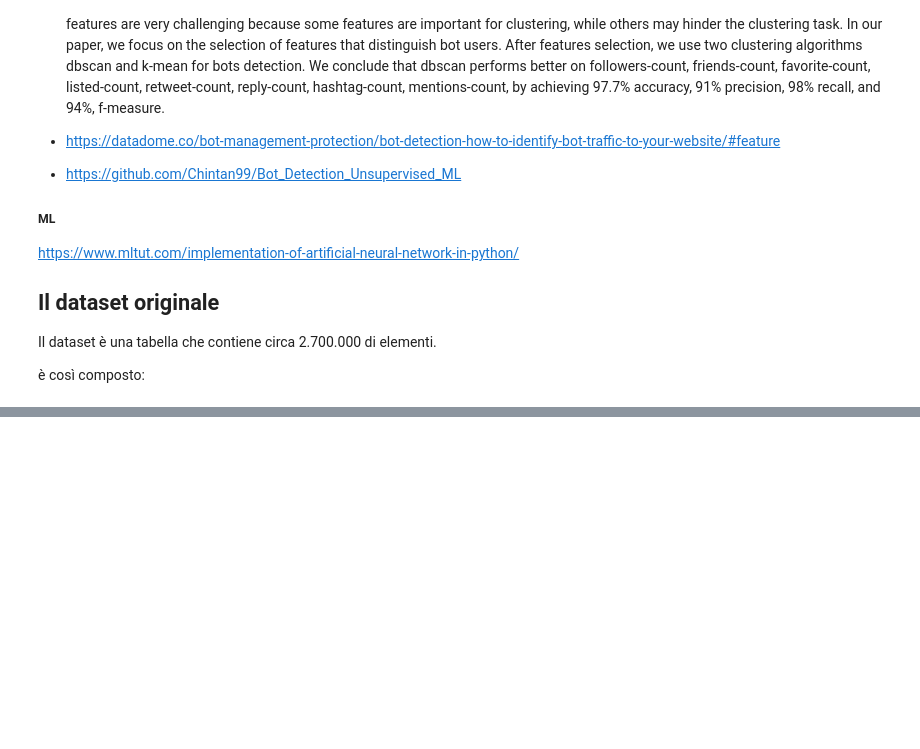
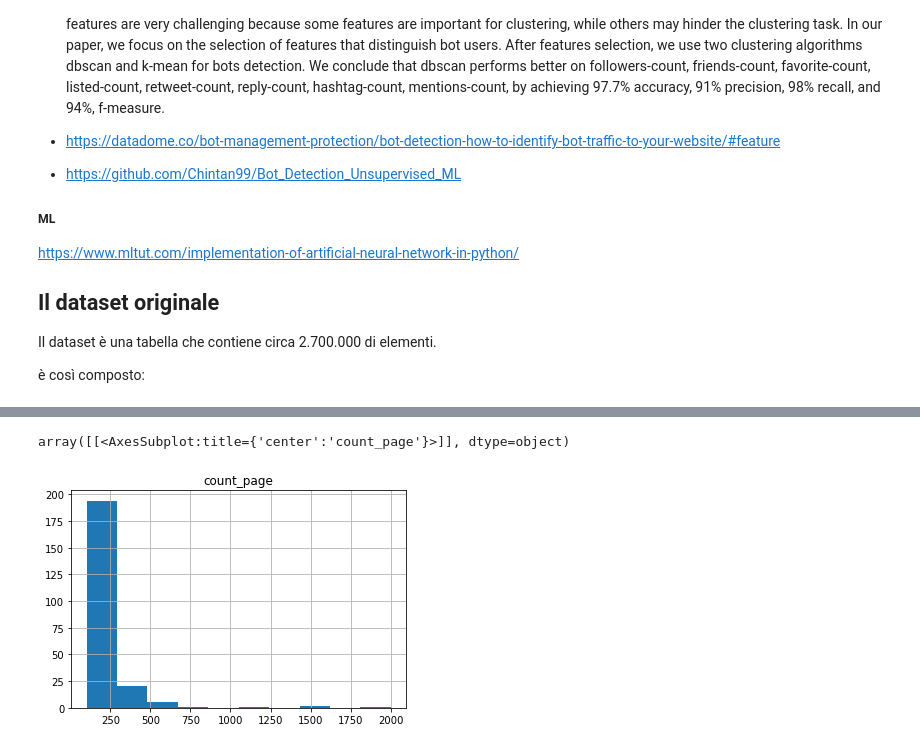
Before and after one commit to francobelloni85/DataMiningUni, a Jupyter notebook: BotDetection.ipynb, the cells around one changed output, grey strips where cells are left out. Drawn from its saved outputs; the diff is of its cells as text; code cells hidden in the pictures; blank space fills up the shorter version.

```diff
--- a/BotDetection.ipynb
+++ b/BotDetection.ipynb
@@ -69,0 +118,4 @@ db_connection.dispose()
+# %%
+sql = 'SELECT count(*) as count_page FROM ese_analytics_exercise_full where userID > 0 group by ip having count_page > 100 order by count_page desc;'
+data_result = query_db(sql)
+print(data_result)
@@ -69,0 +137,5 @@ db_connection.dispose()
+# %%
+data_result.hist(column='count_page')
+# %% [output]
+array([[<AxesSubplot:title={'center':'count_page'}>]], dtype=object)
+[figure, added]
```
Also changed, not shown: parts of 15 cells of this notebook, 5 other files.
